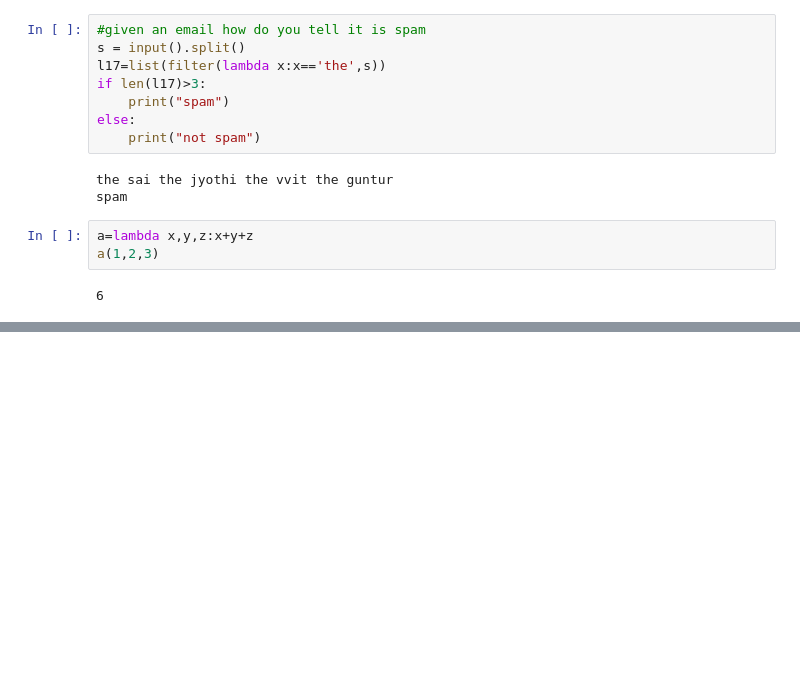
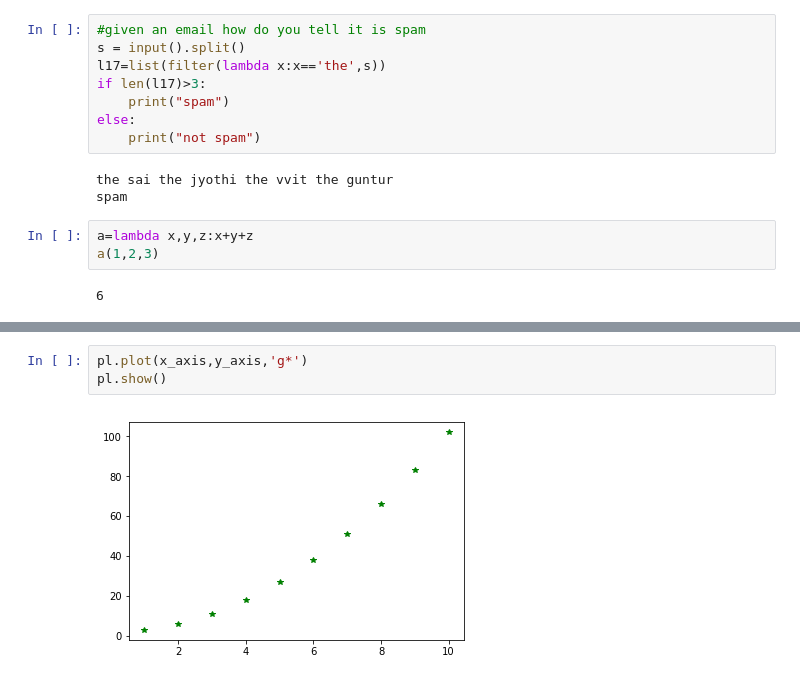
Before and after one commit to saijyothiy/python, a Jupyter notebook: jp1.ipynb, the cells around one changed output, grey strips where cells are left out. Drawn from its saved outputs; the diff is of its cells as text; blank space fills up the shorter version.

```diff
--- a/jp1.ipynb
+++ b/jp1.ipynb
@@ -1075,0 +1866,5 @@ a(1,2,3)
+# %%
+pl.plot(x_axis,y_axis,'g*')
+pl.show()
+# %% [output]
+[figure, added]
```
Also changed, not shown: parts of 125 cells of this notebook, 1 other file.
